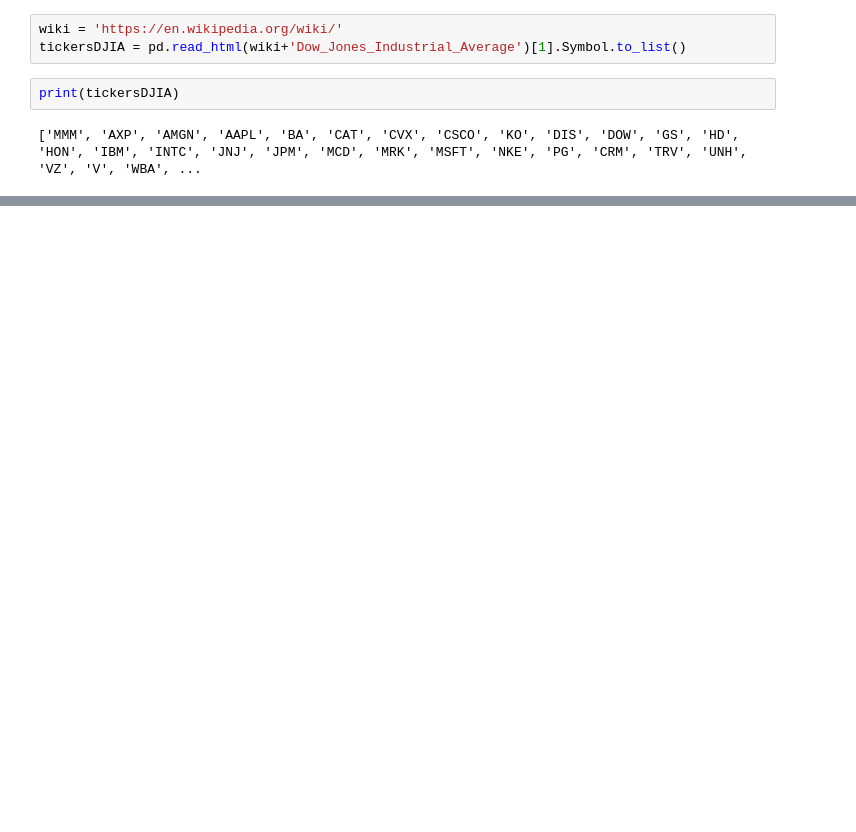
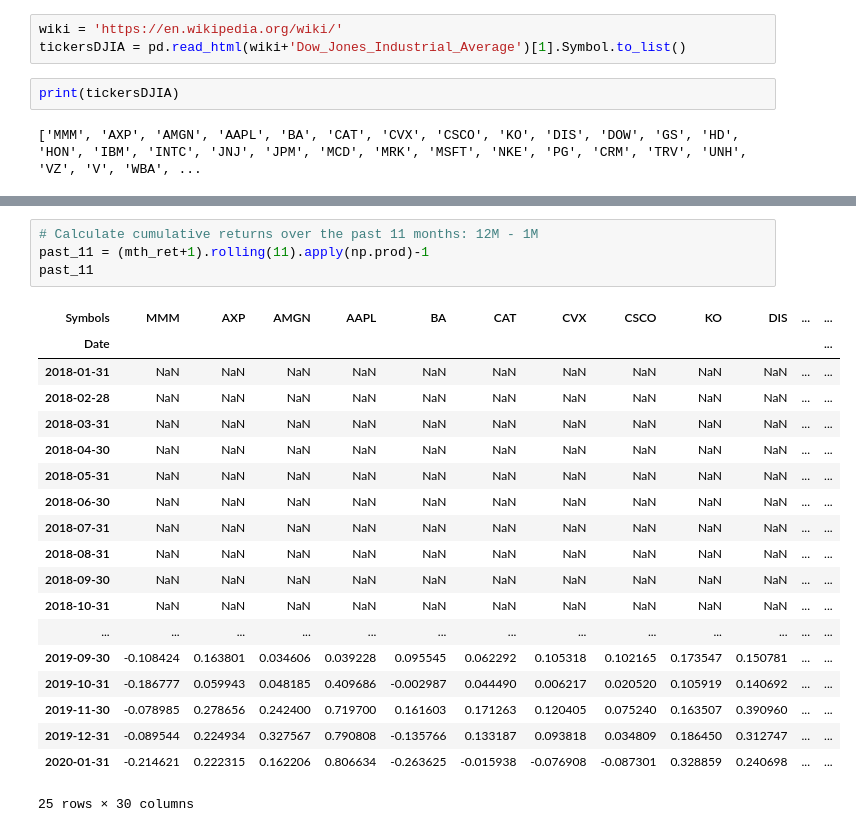
Before and after one commit to factorwonk/quantcryptobasic, a Jupyter notebook: 04_crypto_momentum_strat.ipynb, the cells around one changed output, grey strips where cells are left out. Cells and saved outputs as stored; diff of their text form; blank space fills up the shorter version.

```diff
--- a/04_crypto_momentum_strat.ipynb
+++ b/04_crypto_momentum_strat.ipynb
@@ -65,0 +61,24 @@ Date
+# %%
+# Calculate cumulative returns over the past 11 months: 12M - 1M
+past_11 = (mth_ret+1).rolling(11).apply(np.prod)-1
+past_11
+# %% [output]
+| Symbols | MMM | AXP | AMGN | AAPL | BA | CAT | CVX | CSCO | KO | DIS | ... | ... |
+| Date |  |  |  |  |  |  |  |  |  |  |  | ... |
+| 2018-01-31 | NaN | NaN | NaN | NaN | NaN | NaN | NaN | NaN | NaN | NaN | ... | ... |
+| 2018-02-28 | NaN | NaN | NaN | NaN | NaN | NaN | NaN | NaN | NaN | NaN | ... | ... |
+| 2018-03-31 | NaN | NaN | NaN | NaN | NaN | NaN | NaN | NaN | NaN | NaN | ... | ... |
+| 2018-04-30 | NaN | NaN | NaN | NaN | NaN | NaN | NaN | NaN | NaN | NaN | ... | ... |
+| 2018-05-31 | NaN | NaN | NaN | NaN | NaN | NaN | NaN | NaN | NaN | NaN | ... | ... |
+| 2018-06-30 | NaN | NaN | NaN | NaN | NaN | NaN | NaN | NaN | NaN | NaN | ... | ... |
+| 2018-07-31 | NaN | NaN | NaN | NaN | NaN | NaN | NaN | NaN | NaN | NaN | ... | ... |
+| 2018-08-31 | NaN | NaN | NaN | NaN | NaN | NaN | NaN | NaN | NaN | NaN | ... | ... |
+| 2018-09-30 | NaN | NaN | NaN | NaN | NaN | NaN | NaN | NaN | NaN | NaN | ... | ... |
+| 2018-10-31 | NaN | NaN | NaN | NaN | NaN | NaN | NaN | NaN | NaN | NaN | ... | ... |
+| ... | ... | ... | ... | ... | ... | ... | ... | ... | ... | ... | ... | ... |
+| 2019-09-30 | -0.108424 | 0.163801 | 0.034606 | 0.039228 | 0.095545 | 0.062292 | 0.105318 | 0.102165 | 0.173547 | 0.150781 | ... | ... |
+| 2019-10-31 | -0.186777 | 0.059943 | 0.048185 | 0.409686 | -0.002987 | 0.044490 | 0.006217 | 0.020520 | 0.105919 | 0.140692 | ... | ... |
+| 2019-11-30 | -0.078985 | 0.278656 | 0.242400 | 0.719700 | 0.161603 | 0.171263 | 0.120405 | 0.075240 | 0.163507 | 0.390960 | ... | ... |
+| 2019-12-31 | -0.089544 | 0.224934 | 0.327567 | 0.790808 | -0.135766 | 0.133187 | 0.093818 | 0.034809 | 0.186450 | 0.312747 | ... | ... |
+| 2020-01-31 | -0.214621 | 0.222315 | 0.162206 | 0.806634 | -0.263625 | -0.015938 | -0.076908 | -0.087301 | 0.328859 | 0.240698 | ... | ... |
+25 rows × 30 columns
```
Also changed, not shown: parts of 21 cells of this notebook, 1 other file.
